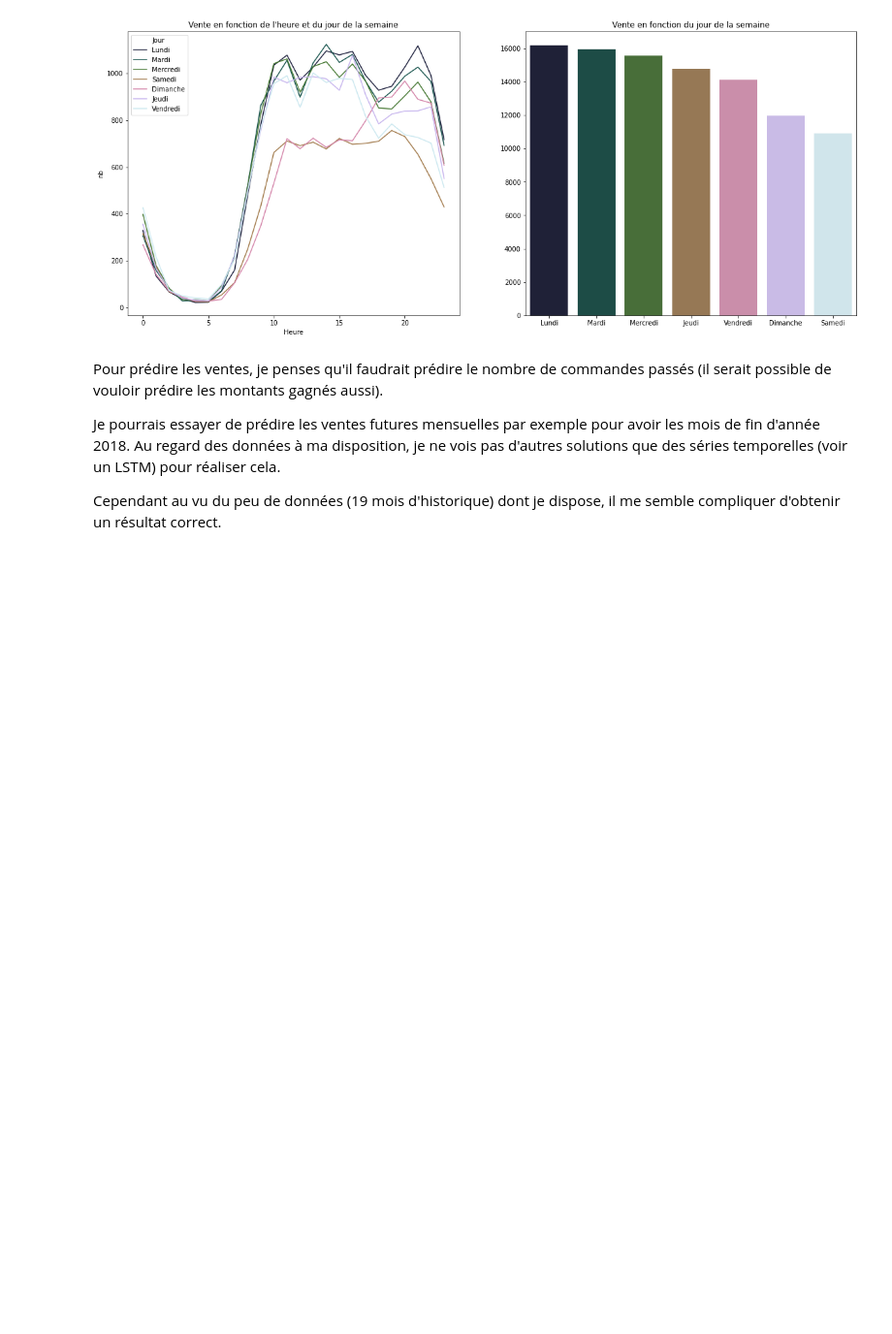
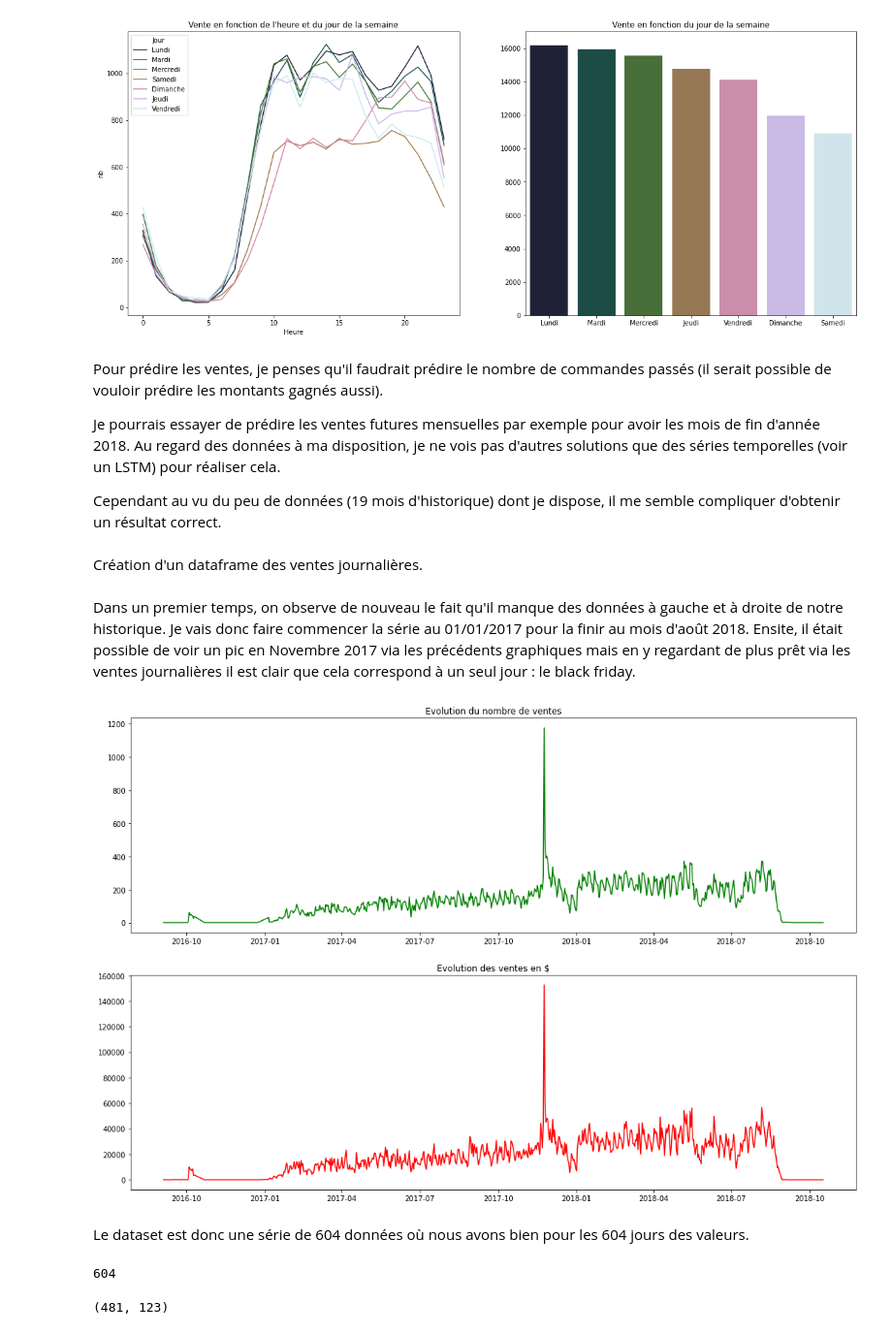
Before and after one commit to pihk94/Free2move, a Jupyter notebook: Analyse_Melchior_Prugniaud.ipynb, the cells around one changed output. Shown: that part at 97% size. Saved outputs shown, nothing was run; the diff lists cells and outputs as text; code cells hidden in the pictures; blank space fills up the shorter version.

```diff
--- a/Analyse_Melchior_Prugniaud.ipynb
+++ b/Analyse_Melchior_Prugniaud.ipynb
@@ -803,3 +803,39 @@ Je pourrais essayer de prédire les ventes futures mensuelles par exemple pour a
 Cependant au vu du peu de données (19 mois d'historique) dont je dispose, il me semble compliquer d'obtenir un résultat correct.
 # %%
 ventes = pd.DataFrame(orders.Month_year.value_counts().sort_index())[3:-2]
+# %%
+orders['Date'] = orders.order_purchase_timestamp.apply(datetime.date)
+# %% [markdown]
+Création d'un dataframe des ventes journalières.
+# %%
+ventes = pd.DataFrame(orders.groupby('Date').Date.count().sort_index())
+ventes = pd.merge(ventes, pd.DataFrame(evol_sales.groupby('Date').price.sum()),  left_index=True, right_index=True)
+ventes.columns = ['Nb_Ventes','Montant_Ventes']
+# %% [markdown]
+Dans un premier temps, on observe de nouveau le fait qu'il manque des données à gauche et à droite de notre historique. Je vais donc faire commencer la série au 01/01/2017 pour la finir au mois d'août 2018.
+Ensite, il était possible de voir un pic en Novembre 2017 via les précédents graphiques mais en y regardant de plus prêt via les ventes journalières il est clair que cela correspond à un seul jour : le black friday.
+# %%
+plt.figure(figsize=(18,12))
+plt.subplot(2,1,1)
+plt.title('Evolution du nombre de ventes')
+sns.lineplot(data=ventes.Nb_Ventes,
+             color='green')
+plt.subplot(2,1,2)
+plt.title('Evolution des ventes en $')
+sns.lineplot(data=ventes.Montant_Ventes,
+             color='red')
+plt.show()
+# %% [output]
+[figure, added]
+# %% [markdown]
+Le dataset est donc une série de 604 données où nous avons bien pour les 604 jours des valeurs.
+# %%
+ventes = ventes[(ventes.index >= datetime(2017,1,1).date()) & (ventes.index <= datetime(2018,8,31).date())]
+len(ventes)
+# %% [output]
+604
+# %%
+train, test = ventes[(ventes.index <= datetime(2018,4,30).date())], ventes[(ventes.index > datetime(2018,4,30).date())] # ~ 80 / 20 split
+len(train),len(test)
+# %% [output]
+(481, 123)
```
Also changed, not shown: parts of 3 cells of this notebook.
